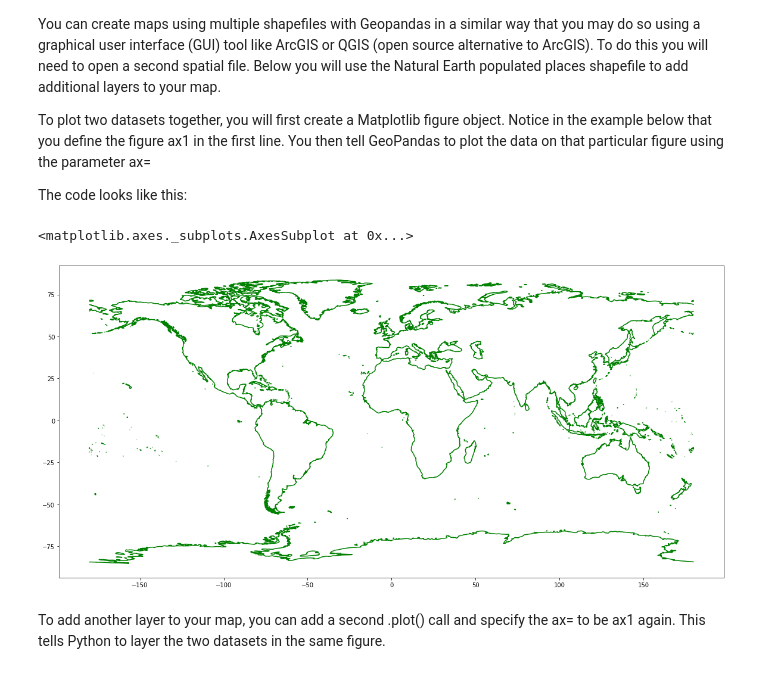
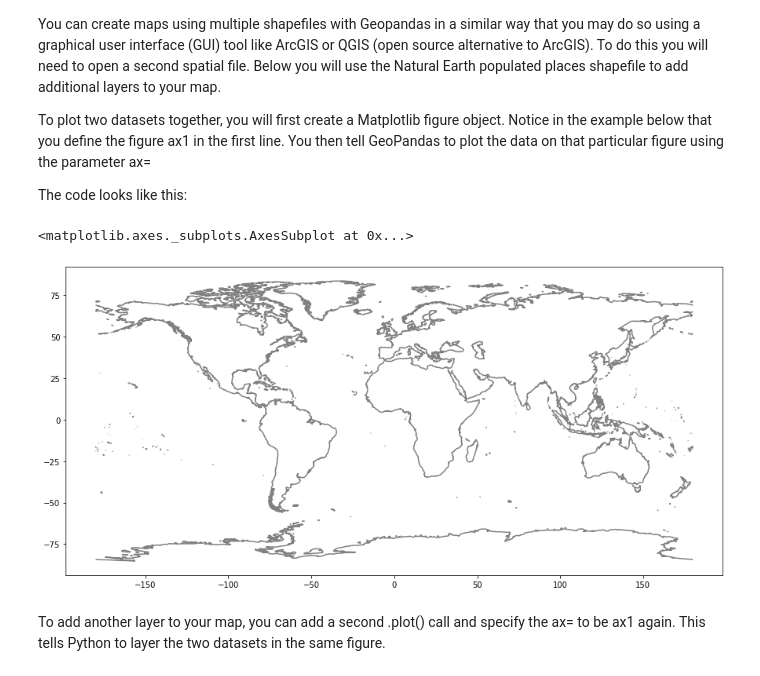
Before and after one commit to BenjaminGuerreroLewin/EnvDatSci22, a Jupyter notebook: VectorData101.ipynb, the cells around one changed output. Drawn from its saved outputs; the diff is of its cells as text; code cells hidden in the pictures.

```diff
--- a/VectorData101.ipynb
+++ b/VectorData101.ipynb
@@ -373,16 +392,16 @@ The code looks like this:
 # %%
 #Experiment!
 #What happens if you change FigSize numbers?
 #What happens if you "comment out" (put a # in front of) plt.show()?
 #What happens if you change the color?
 
-f, ax1 = plt.subplots(figsize=(20, 10)) #changes size keeping proportionality
+f, ax1 = plt.subplots(figsize=(15, 10)) #changes size, but keeping proportionality
 coastlines.plot(ax=ax1,
-               color = "green")
+               color = "gray")
 #plt.show() # not needed
 # %% [output]
 <matplotlib.axes._subplots.AxesSubplot at 0x...>
-[figure, old version]
+[figure, new version]
 # %% [markdown]
 To add another layer to your map, you can add a second .plot() call and specify the ax= to be ax1 again. This tells Python to layer the two datasets in the same figure.
 # %%
```
Also changed, not shown: parts of 13 cells of this notebook.
